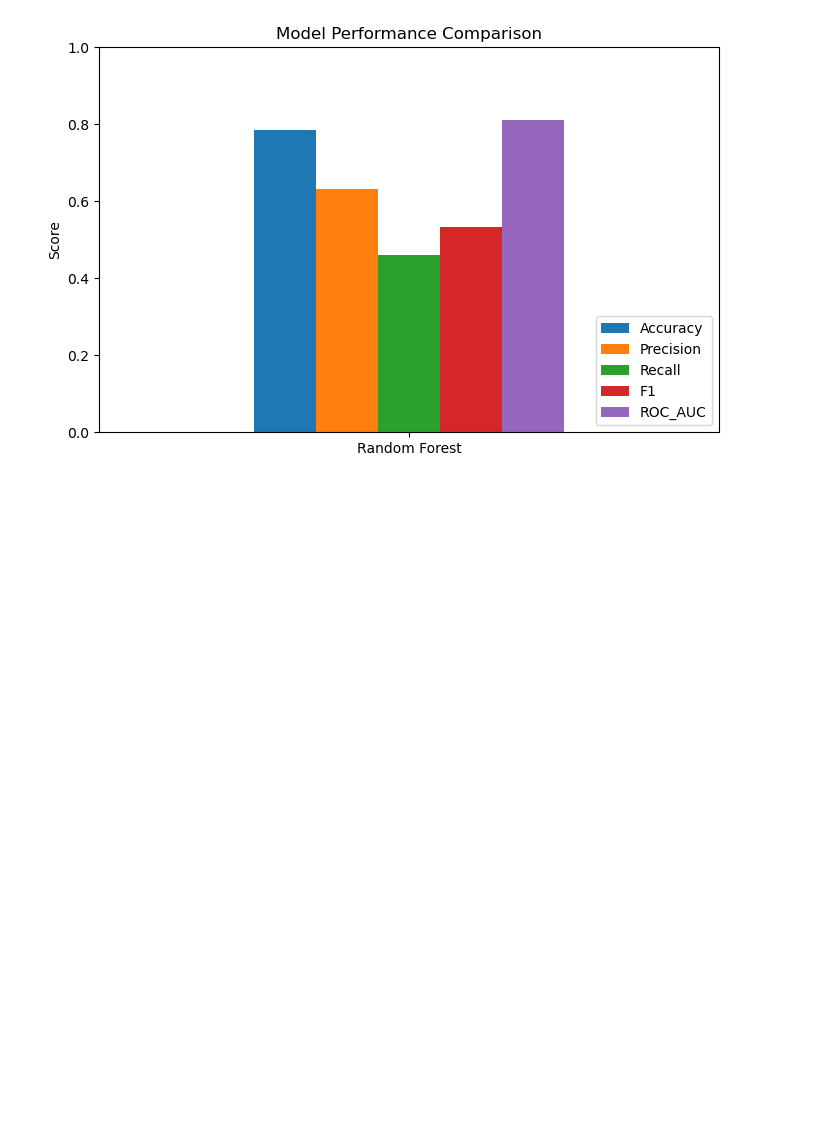
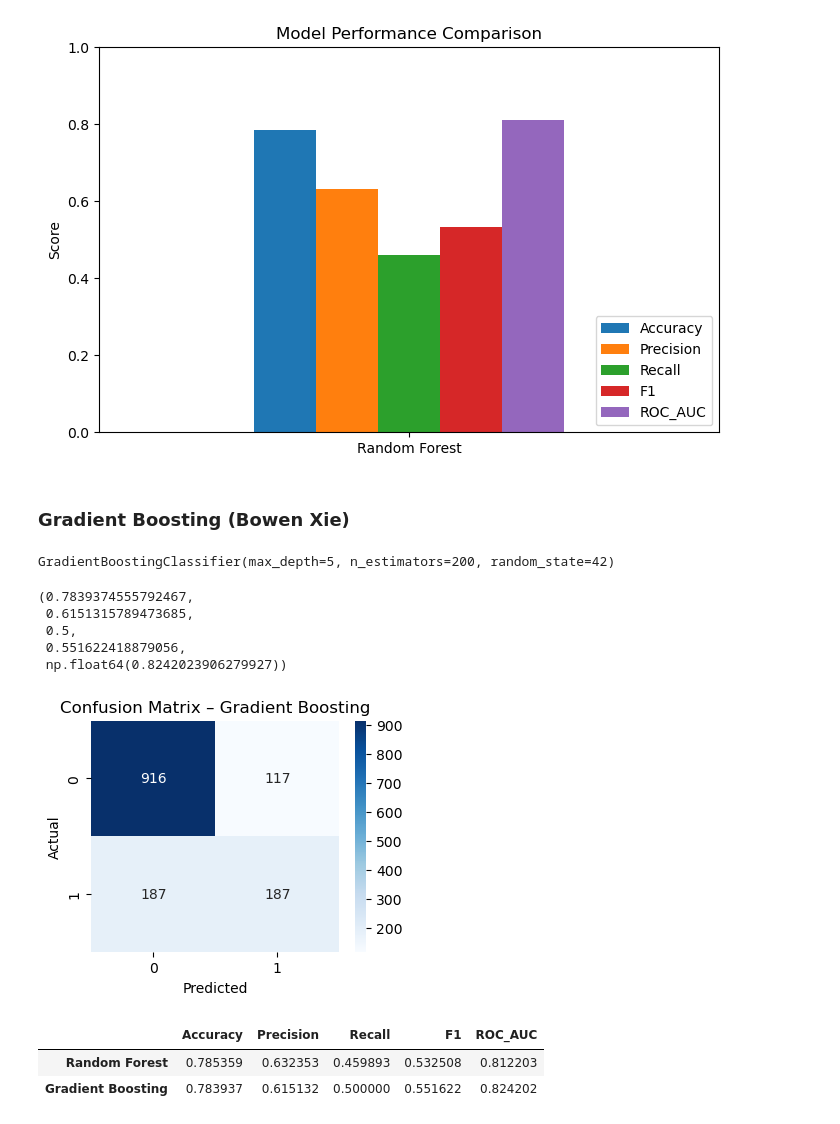
Before and after one commit to leocyr/UWaterloo_Group01, a Jupyter notebook: assignment_Group01.ipynb, the cells around one changed output. Cells and saved outputs as stored; diff of their text form; code cells hidden in the pictures; blank space fills up the shorter version.

```diff
--- a/assignment_Group01.ipynb
+++ b/assignment_Group01.ipynb
@@ -554,3 +550,58 @@ plt.legend(loc="lower right")
 plt.show()
 # %% [output]
 [figure]
+# %% [markdown]
+### **Gradient Boosting (Bowen Xie)**
+# %%
+# Tree-based model: Gradient Boosting
+
+gb = GradientBoostingClassifier(
+    n_estimators=200,
+    learning_rate=0.1,
+    max_depth=5,
+    random_state=42,
+    verbose=0
+)
+
+gb.fit(X_train, y_train)
+# %% [output]
+GradientBoostingClassifier(max_depth=5, n_estimators=200, random_state=42)
+# %%
+y_pred_gb = gb.predict(X_test)
+y_proba_gb = gb.predict_proba(X_test)[:, 1]
+
+gb_metrics = evaluate_model(y_test, y_pred_gb, y_proba_gb)
+gb_metrics
+# %% [output]
+(0.7839374555792467,
+ 0.6151315789473685,
+ 0.5,
+ 0.551622418879056,
+ np.float64(0.8242023906279927))
+# %%
+# Confusion matrix for Gradient Boosting
+
+cm_gb = confusion_matrix(y_test, y_pred_gb)
+
+plt.figure(figsize=(4, 3))
+sns.heatmap(cm_gb, annot=True, fmt="d", cmap="Blues")
+plt.title("Confusion Matrix – Gradient Boosting")
+plt.xlabel("Predicted")
+plt.ylabel("Actual")
+plt.show()
+# %% [output]
+[figure, added]
+# %%
+# Updated compare models with both Random Forest and Gradient Boosting
+
+metrics_df_updated = pd.DataFrame(
+    [rf_metrics, gb_metrics],
+    columns=["Accuracy", "Precision", "Recall", "F1", "ROC_AUC"],
+    index=["Random Forest", "Gradient Boosting"]
+)
+
+metrics_df_updated
+# %% [output]
+|  | Accuracy | Precision | Recall | F1 | ROC_AUC |
+| Random Forest | 0.785359 | 0.632353 | 0.459893 | 0.532508 | 0.812203 |
+| Gradient Boosting | 0.783937 | 0.615132 | 0.500000 | 0.551622 | 0.824202 |
```
Also changed, not shown: parts of 6 cells of this notebook.
